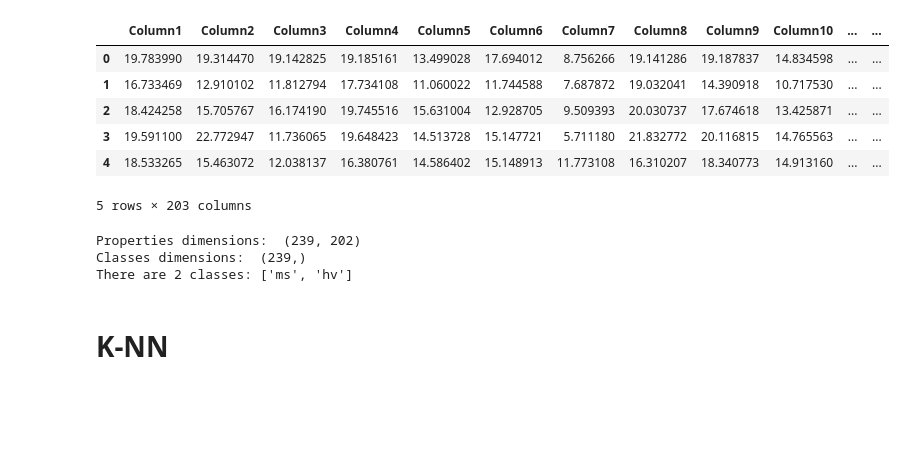
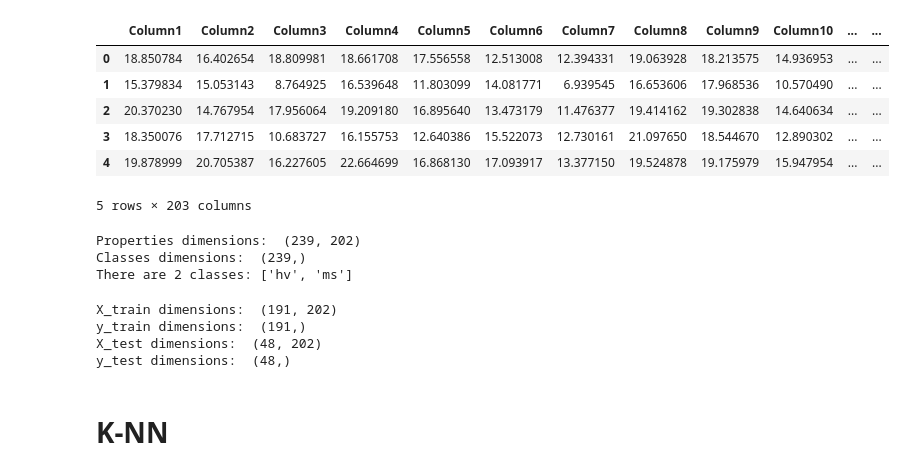
Before and after one commit to saraen/BrainDataAnalysis, a Jupyter notebook: notebooks/BrainMatrixClassification.ipynb, the cells around one changed output. Drawn from its saved outputs; the diff is of its cells as text; code cells hidden in the pictures; blank space fills up the shorter version.

```diff
--- a/notebooks/BrainMatrixClassification.ipynb
+++ b/notebooks/BrainMatrixClassification.ipynb
@@ -11,14 +19,17 @@ from sklearn.metrics import confusion_matrix
 # %%
 # First of all, load the csv brain data with the significant variables
 data = pd.read_csv("FAMatrixSignificantData.csv")
+
+# Shuffle the data
+data = shuffle(data, random_state=0).reset_index(drop=True)
 data.head()
 # %% [output]
 |  | Column1 | Column2 | Column3 | Column4 | Column5 | Column6 | Column7 | Column8 | Column9 | Column10 | ... | ... |
-| 0 | 19.783990 | 19.314470 | 19.142825 | 19.185161 | 13.499028 | 17.694012 | 8.756266 | 19.141286 | 19.187837 | 14.834598 | ... | ... |
-| 1 | 16.733469 | 12.910102 | 11.812794 | 17.734108 | 11.060022 | 11.744588 | 7.687872 | 19.032041 | 14.390918 | 10.717530 | ... | ... |
-| 2 | 18.424258 | 15.705767 | 16.174190 | 19.745516 | 15.631004 | 12.928705 | 9.509393 | 20.030737 | 17.674618 | 13.425871 | ... | ... |
-| 3 | 19.591100 | 22.772947 | 11.736065 | 19.648423 | 14.513728 | 15.147721 | 5.711180 | 21.832772 | 20.116815 | 14.765563 | ... | ... |
-| 4 | 18.533265 | 15.463072 | 12.038137 | 16.380761 | 14.586402 | 15.148913 | 11.773108 | 16.310207 | 18.340773 | 14.913160 | ... | ... |
+| 0 | 18.850784 | 16.402654 | 18.809981 | 18.661708 | 17.556558 | 12.513008 | 12.394331 | 19.063928 | 18.213575 | 14.936953 | ... | ... |
+| 1 | 15.379834 | 15.053143 | 8.764925 | 16.539648 | 11.803099 | 14.081771 | 6.939545 | 16.653606 | 17.968536 | 10.570490 | ... | ... |
+| 2 | 20.370230 | 14.767954 | 17.956064 | 19.209180 | 16.895640 | 13.473179 | 11.476377 | 19.414162 | 19.302838 | 14.640634 | ... | ... |
+| 3 | 18.350076 | 17.712715 | 10.683727 | 16.155753 | 12.640386 | 15.522073 | 12.730161 | 21.097650 | 18.544670 | 12.890302 | ... | ... |
+| 4 | 19.878999 | 20.705387 | 16.227605 | 22.664699 | 16.868130 | 17.093917 | 13.377150 | 19.524878 | 19.175979 | 15.947954 | ... | ... |
 5 rows × 203 columns
 # %%
 # Separate the dataframe into nodes_properties (x) and classes (y)
@@ -26,19 +37,30 @@ nodes_properties = data.iloc[:,0:len(data.columns)-1]
 print('Properties dimensions: ', nodes_properties.shape)
 
 classes = data.iloc[:,len(data.columns)-1]
-classes_names = classes.unique().tolist()
+classes_names = ["hv", "ms"]
 n_classes = len(classes_names)
 print('Classes dimensions: ', classes.shape)
 print('There are {} classes: {}'.format(n_classes, classes_names))
 # %% [output]
 Properties dimensions:  (239, 202)
 Classes dimensions:  (239,)
-There are 2 classes: ['ms', 'hv']
+There are 2 classes: ['hv', 'ms']
 # %%
 # Divide the dataframe in the test and train sets, with 80% of the data in the train group and 20% in the test set.
 # We will stratify using classes, so that there is the same proportion of each class in the test/train sets as in the original
 # dataset
 X_train, X_test, y_train, y_test = train_test_split(nodes_properties, classes, test_size=0.2, random_state=2019, stratify=classes)
+# %%
+print('X_train dimensions: ', X_train.shape)
+print('y_train dimensions: ', y_train.shape)
+
+print('X_test dimensions: ', X_test.shape)
+print('y_test dimensions: ', y_test.shape)
+# %% [output]
+X_train dimensions:  (191, 202)
+y_train dimensions:  (191,)
+X_test dimensions:  (48, 202)
+y_test dimensions:  (48,)
 # %% [markdown]
 # K-NN
 # %% [markdown]
```
Also changed, not shown: parts of 14 cells of this notebook.
